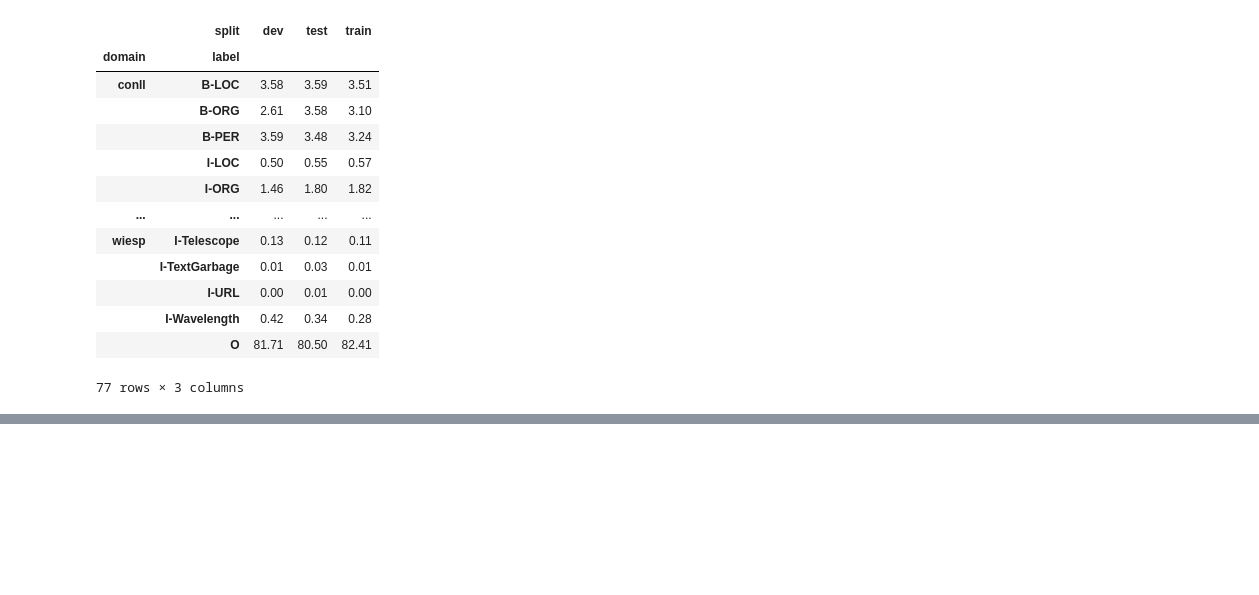
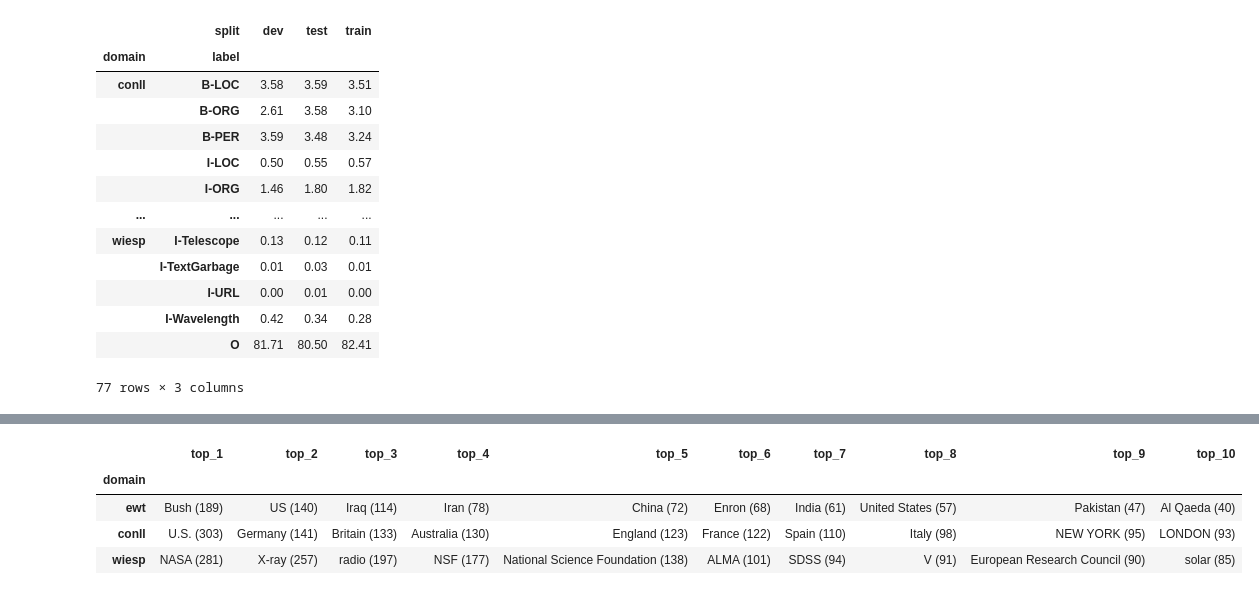
Before and after one commit to Oliverdron/Cross_domain_NER_Project_2026, a Jupyter notebook: eda.ipynb, the cells around one changed output, grey strips where cells are left out. Cells and saved outputs as stored; diff of their text form; code cells hidden in the pictures; blank space fills up the shorter version.

```diff
--- a/eda.ipynb
+++ b/eda.ipynb
@@ -225,0 +442,63 @@ label_split_comparison
+# %%
+# most common entities per datasets - To check for common entities that might be easy to learn and inflate performance
+# row names of datasets refer to train datasets. to see the most common entities in each train dataset.
+from collections import Counter
+import pandas as pd
+
+def extract_entities(sentence):
+    tokens = sentence["tokens"]
+    tags = [normalize_tag(tag) for tag in sentence["ner_tags"]]
+
+    entities = []
+    current_tokens = []
+
+    for token, tag in zip(tokens, tags):
+        if tag.startswith("B-"):
+            if current_tokens:
+                entities.append(" ".join(current_tokens))
+            current_tokens = [token]
+
+        elif tag.startswith("I-"):
+            if current_tokens:
+                current_tokens.append(token)
+            else:
+                current_tokens = [token]
+
+        else:
+            if current_tokens:
+                entities.append(" ".join(current_tokens))
+                current_tokens = []
+
+    if current_tokens:
+        entities.append(" ".join(current_tokens))
+
+    return entities
+
+
+rows = []
+
+for domain, splits in datasets.items():
+    entity_counter = Counter()
+
+    for sentence in splits["train"]:
+        entity_counter.update(extract_entities(sentence))
+
+    top_entities = entity_counter.most_common(10)
+
+    row = {"domain": domain}
+
+    for i, (entity, count) in enumerate(top_entities, 1):
+        row[f"top_{i}"] = f"{entity} ({count})"
+
+    rows.append(row)
+
+entity_table = pd.DataFrame(rows)
+entity_table.set_index("domain", inplace=True)
+
+entity_table
+# %% [output]
+|  | top_1 | top_2 | top_3 | top_4 | top_5 | top_6 | top_7 | top_8 | top_9 | top_10 |
+| domain |  |  |  |  |  |  |  |  |  |  |
+| ewt | Bush (189) | US (140) | Iraq (114) | Iran (78) | China (72) | Enron (68) | India (61) | United States (57) | Pakistan (47) | Al Qaeda (40) |
+| conll | U.S. (303) | Germany (141) | Britain (133) | Australia (130) | England (123) | France (122) | Spain (110) | Italy (98) | NEW YORK (95) | LONDON (93) |
+| wiesp | NASA (281) | X-ray (257) | radio (197) | NSF (177) | National Science Foundation (138) | ALMA (101) | SDSS (94) | V (91) | European Research Council (90) | solar (85) |
```
Also changed, not shown: parts of 7 cells of this notebook.
